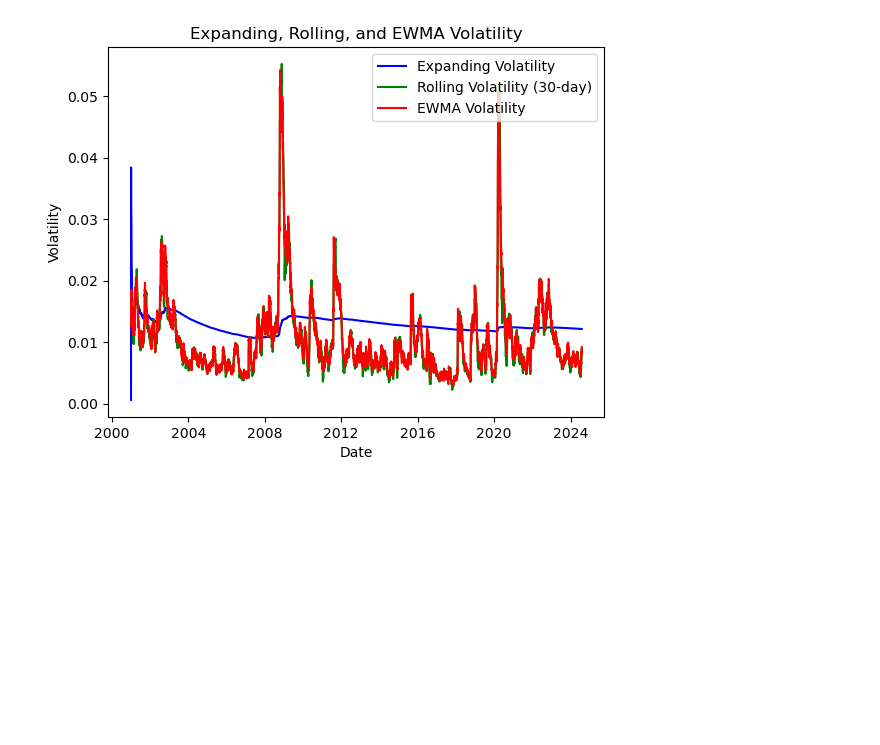
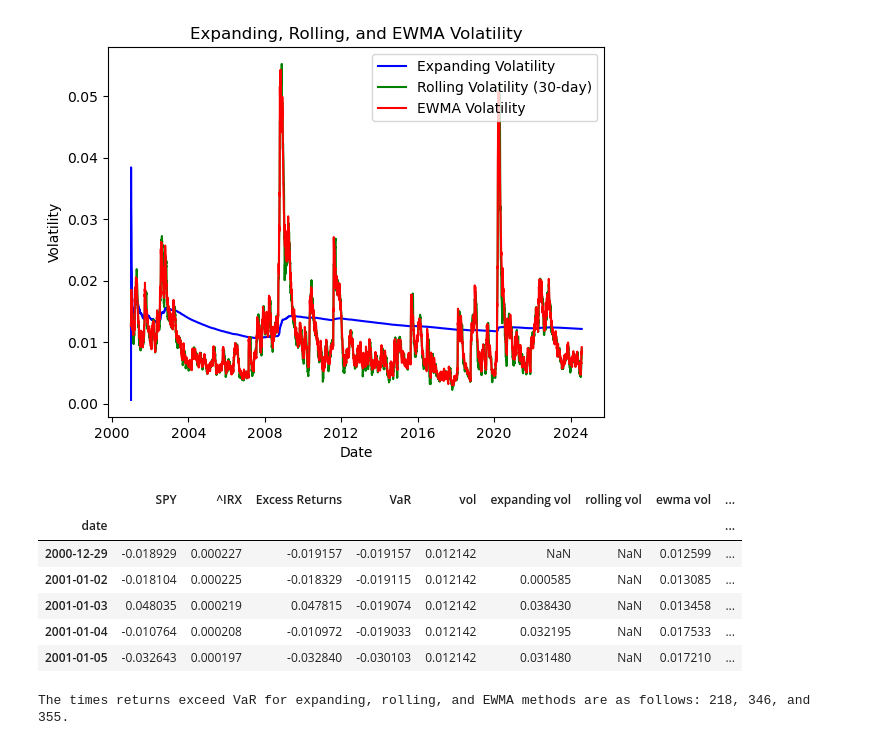
Before and after one commit to ekopen/finm-portfolio-2024, a Jupyter notebook: homework/Eric Kopen HW3.ipynb, the cells around one changed output. Drawn from its saved outputs; the diff is of its cells as text; code cells hidden in the pictures; blank space fills up the shorter version.

```diff
--- a/homework/Eric Kopen HW3.ipynb
+++ b/homework/Eric Kopen HW3.ipynb
@@ -105,3 +106,25 @@ plt.legend()
 plt.show()
 # %% [output]
 [figure]
+# %%
+df['VaR expanding'] = -1.65 * df['expanding vol']
+df['VaR rolling'] = -1.65 * df['rolling vol']
+df['VaR ewma'] = -1.65 * df['ewma vol']
+
+df.head()
+# %% [output]
+|  | SPY | ^IRX | Excess Returns | VaR | vol | expanding vol | rolling vol | ewma vol | ... |
+| date |  |  |  |  |  |  |  |  | ... |
+| 2000-12-29 | -0.018929 | 0.000227 | -0.019157 | -0.019157 | 0.012142 | NaN | NaN | 0.012599 | ... |
+| 2001-01-02 | -0.018104 | 0.000225 | -0.018329 | -0.019115 | 0.012142 | 0.000585 | NaN | 0.013085 | ... |
+| 2001-01-03 | 0.048035 | 0.000219 | 0.047815 | -0.019074 | 0.012142 | 0.038430 | NaN | 0.013458 | ... |
+| 2001-01-04 | -0.010764 | 0.000208 | -0.010972 | -0.019033 | 0.012142 | 0.032195 | NaN | 0.017533 | ... |
+| 2001-01-05 | -0.032643 | 0.000197 | -0.032840 | -0.030103 | 0.012142 | 0.031480 | NaN | 0.017210 | ... |
+# %%
+expandingCnt = (df['Excess Returns'] <= df['VaR expanding']).sum()
+rollingCnt = (df['Excess Returns'] <= df['VaR rolling']).sum()
+ewmaCnt = (df['Excess Returns'] <= df['VaR ewma']).sum()
+
+print('The times returns exceed VaR for expanding, rolling, and EWMA methods are as follows: {}, {}, and {}.'.format(expandingCnt,rollingCnt,ewmaCnt))
+# %% [output]
+The times returns exceed VaR for expanding, rolling, and EWMA methods are as follows: 218, 346, and 355.
```
Also changed, not shown: parts of 6 cells of this notebook, 1 other file.
